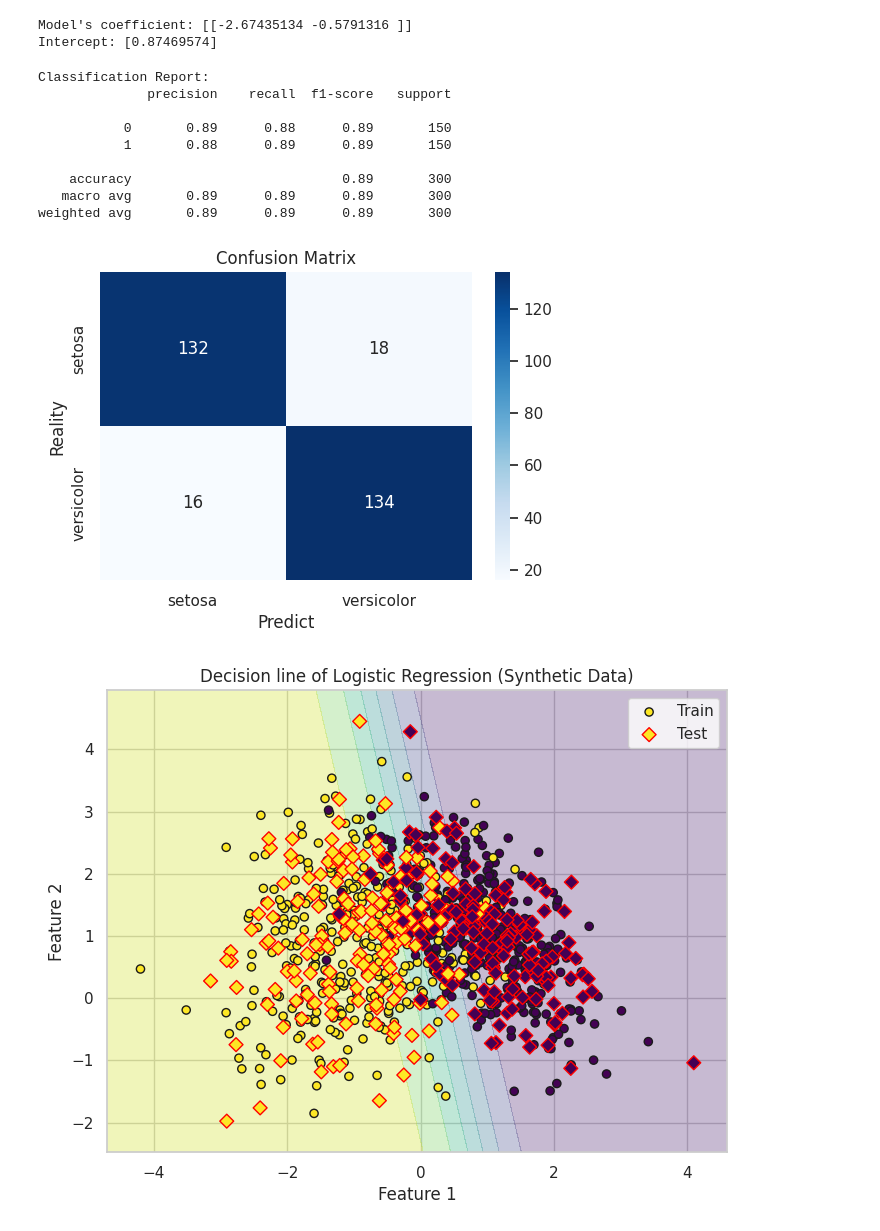
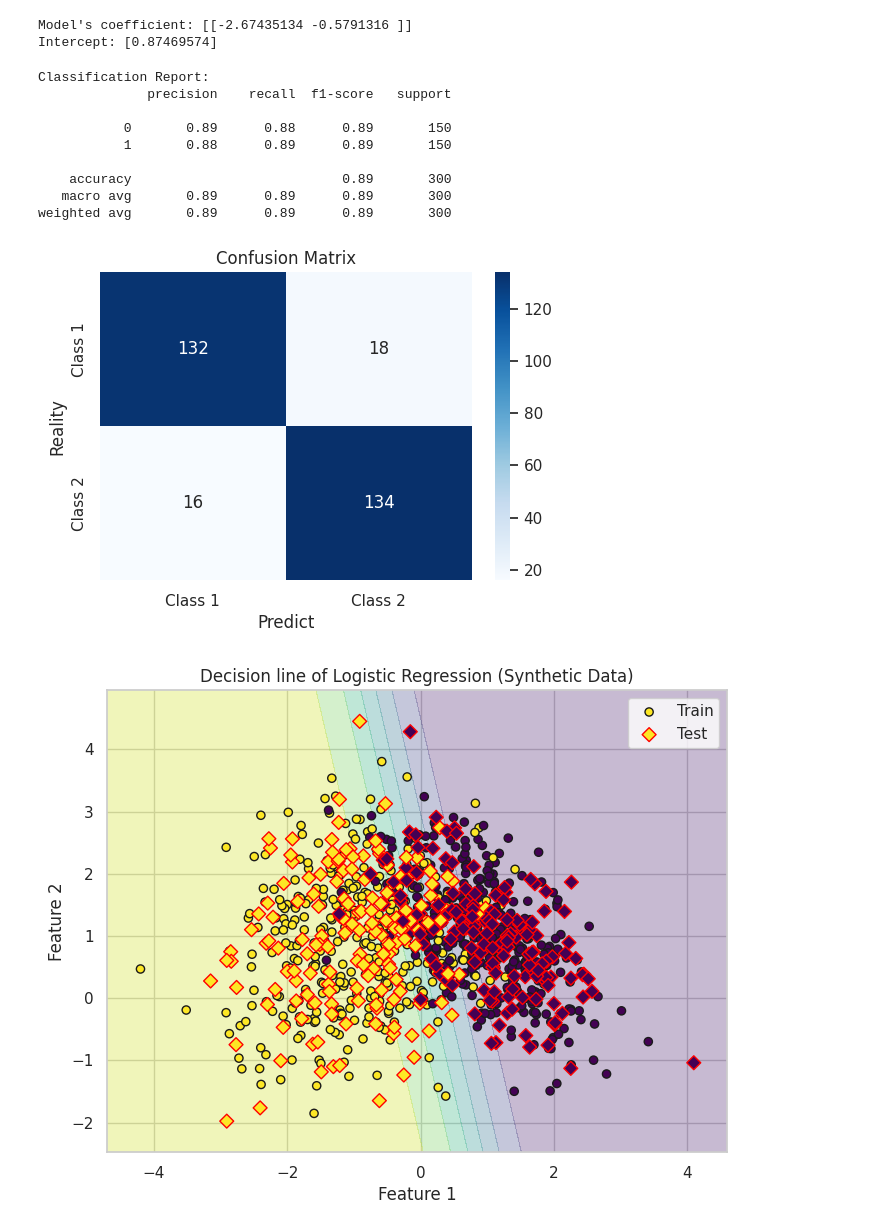
Before and after one commit to ductai05/machine-learning, a Jupyter notebook: ml-logistic-regression.ipynb, the cells around one changed output. Drawn from its saved outputs; the diff is of its cells as text; code cells hidden in the pictures.

```diff
--- a/ml-logistic-regression.ipynb
+++ b/ml-logistic-regression.ipynb
@@ -54,27 +54,27 @@ Intercept: [0.87469574]
 # %%
 # 5: Evaluate model
 print("Classification Report:")
 print(classification_report(y_test, y_pred))
 
 # Confusion Matrix
 cm = confusion_matrix(y_test, y_pred)
 plt.figure(figsize=(6,4))
-sns.heatmap(cm, annot=True, fmt="d", cmap="Blues", xticklabels=['setosa','versicolor'], yticklabels=['setosa','versicolor'])
+sns.heatmap(cm, annot=True, fmt="d", cmap="Blues", xticklabels=['Class 1','Class 2'], yticklabels=['Class 1','Class 2'])
 plt.title("Confusion Matrix")
 plt.xlabel("Predict")
 plt.ylabel("Reality")
 plt.show()
 # %% [output]
 Classification Report:
               precision    recall  f1-score   support
 
            0       0.89      0.88      0.89       150
            1       0.88      0.89      0.89       150
 
     accuracy                           0.89       300
    macro avg       0.89      0.89      0.89       300
 weighted avg       0.89      0.89      0.89       300
-[figure, old version]
+[figure, new version]
 # %%
 # Visualize decision line
 x_min, x_max = X[:, 0].min() - 0.5, X[:, 0].max() + 0.5
```
